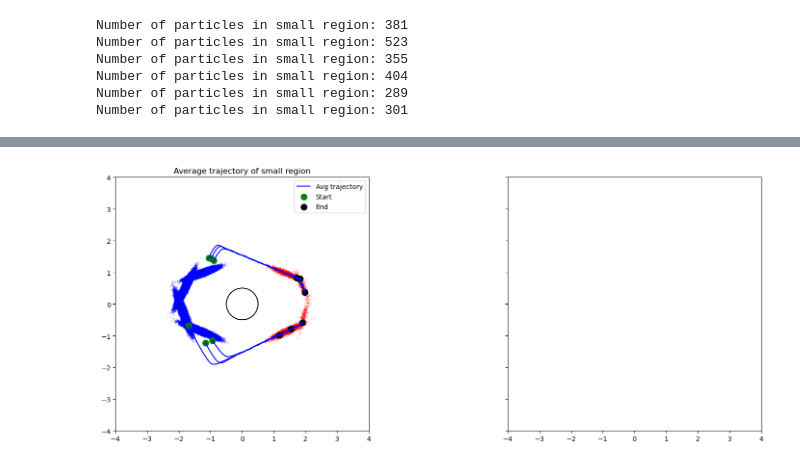
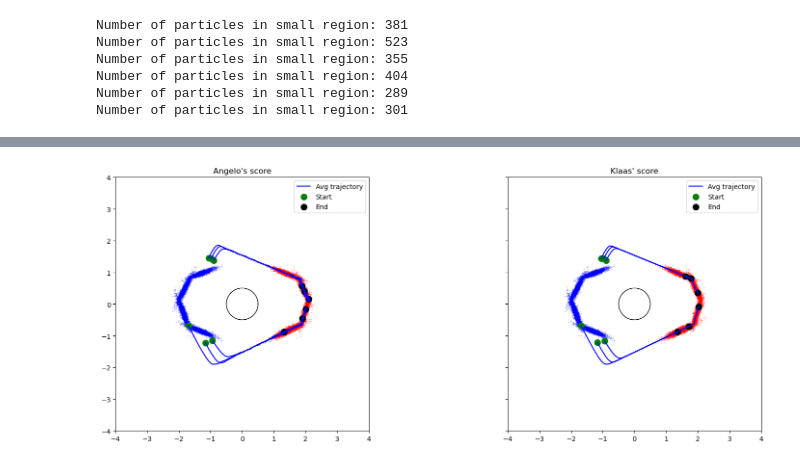
Before and after one commit to KlaasWillems/MLSPointSetRegistration, a Jupyter notebook: python/simulations/PSRAcrossCylinder/PSRAcrossCylinder.ipynb, the cells around one changed output, grey strips where cells are left out. Saved outputs shown, nothing was run; the diff lists cells and outputs as text; code cells hidden in the pictures.

```diff
--- a/python/simulations/PSRAcrossCylinder/PSRAcrossCylinder.ipynb
+++ b/python/simulations/PSRAcrossCylinder/PSRAcrossCylinder.ipynb
@@ -14,7 +14,7 @@ Using device: cpu
 # ─── Parameters ────────────────────────────────────────────────
 R = .5                     # Circle radius
 dt = .5e-3             # Time step
-num_steps = 500           # Total steps
+num_steps = 1500           # Total steps
 T = num_steps * dt          # Total time
 num_particles = 5*10**5       # Reduced for performance
 small_region_radius = 0.012  # Increased radius
@@ -79,6 +79,11 @@ Number of particles in small region: 355
 Number of particles in small region: 404
 Number of particles in small region: 289
 Number of particles in small region: 301
+# %%
+positions1 = positions.clone()
+positions2 = positions.clone()
+small_region_centers1 = small_region_centers.clone()
+small_region_centers2 = small_region_centers.clone()
 # %%
 simParams = SimulationParameters(dt, num_steps, weightsXinf, mu_Xinf, inv_covariances_T, det_T, 0.5, True, small_region_radius, 'AngeloScore')
 final_positions1, avg_paths1, particlesPerCircle1 = doSimulation(positions, small_region_centers, simParams, device)
@@ -97,0 +110,3 @@ scipy.io.savemat("data/avgPaths.mat", {"avg_paths": avg_paths1.cpu().numpy()})
+# %%
+simParams.score = 'KlaasScore'
+final_positions2, avg_paths2, particlesPerCircle2 = doSimulation(positions2, small_region_centers2, simParams, device)
@@ -98,35 +133,38 @@ scipy.io.savemat("data/avgPaths.mat", {"avg_paths": avg_paths1.cpu().numpy()})
 # %%
 # ─── Plotting ──────────────────────────────────────────────────
 fig, axes = plt.subplots(1, 2, figsize=(18, 6), sharex=True, sharey=True)
 
 for ax in axes:
     ax.set_aspect('equal', adjustable='box')
     ax.set_xlim(-4., 4.)
     ax.set_ylim(-4., 4.)
 
-# Initial
-axes[0].scatter(initial_positions[:,0], initial_positions[:,1], s=0.1, alpha=0.5, color='blue')
-axes[0].set_title('Initial (X0 GMM)')
+# Anglo's Score
 axes[0].add_patch(plt.Circle((0,0), R, color='black', fill=False))
+axes[0].scatter(initial_positions[:10000,0], initial_positions[:10000,1], s=0.1, alpha=0.5, color='blue')
+axes[0].scatter(final_positions1[:10000,0], final_positions1[:10000,1], s=0.1, alpha=0.5, color='red')
 
-# Final
-axes[0].scatter(final_positions1[:10000,0], final_positions1[:10000,1], s=0.1, alpha=0.5, color='red')
-axes[0].set_title('Final distribution')
-axes[0].add_patch(plt.Circle((0,0), R, color='black', fill=False))
-
-# Trajectory
 for center in range(centers):
     axes[0].plot(avg_paths1[:, center, 0], avg_paths1[:, center, 1], 'b-', lw=1.5, label='Avg trajectory' if center == 0 else None)
     axes[0].scatter(avg_paths1[0, center, 0], avg_paths1[0, center, 1], color='green', s=80, label='Start'  if center == 0 else None)
     axes[0].scatter(avg_paths1[-1, center, 0], avg_paths1[-1, center, 1], color='black', s=80, label='End'  if center == 0 else None)
-axes[0].add_patch(plt.Circle((0,0), R, color='black', fill=False))
-axes[0].set_title('Average trajectory of small region')
+axes[0].set_title("Angelo's score")
 axes[0].legend()
 
-axes[0].scatter([1.68], [0.0509], s=0.1, alpha=0.5, color='purple', label='Average')
+# Klaas' score
+axes[1].add_patch(plt.Circle((0,0), R, color='black', fill=False))
+axes[1].scatter(initial_positions[:10000,0], initial_positions[:10000,1], s=0.1, alpha=0.5, color='blue')
+axes[1].scatter(final_positions2[:10000,0], final_positions2[:10000,1], s=0.1, alpha=0.5, color='red')
+
+for center in range(centers):
+    axes[1].plot(avg_paths2[:, center, 0], avg_paths2[:, center, 1], 'b-', lw=1.5, label='Avg trajectory' if center == 0 else None)
+    axes[1].scatter(avg_paths2[0, center, 0], avg_paths2[0, center, 1], color='green', s=80, label='Start'  if center == 0 else None)
+    axes[1].scatter(avg_paths2[-1, center, 0], avg_paths2[-1, center, 1], color='black', s=80, label='End'  if center == 0 else None)
+axes[1].set_title("Klaas' score")
+axes[1].legend()
 
 plt.savefig("PSRStochasticMethod.pdf")
 plt.tight_layout()
 plt.show()
 # %% [output]
-[figure, old version]
+[figure, new version]
```
Also changed, not shown: parts of 4 cells of this notebook, 1 other file.
